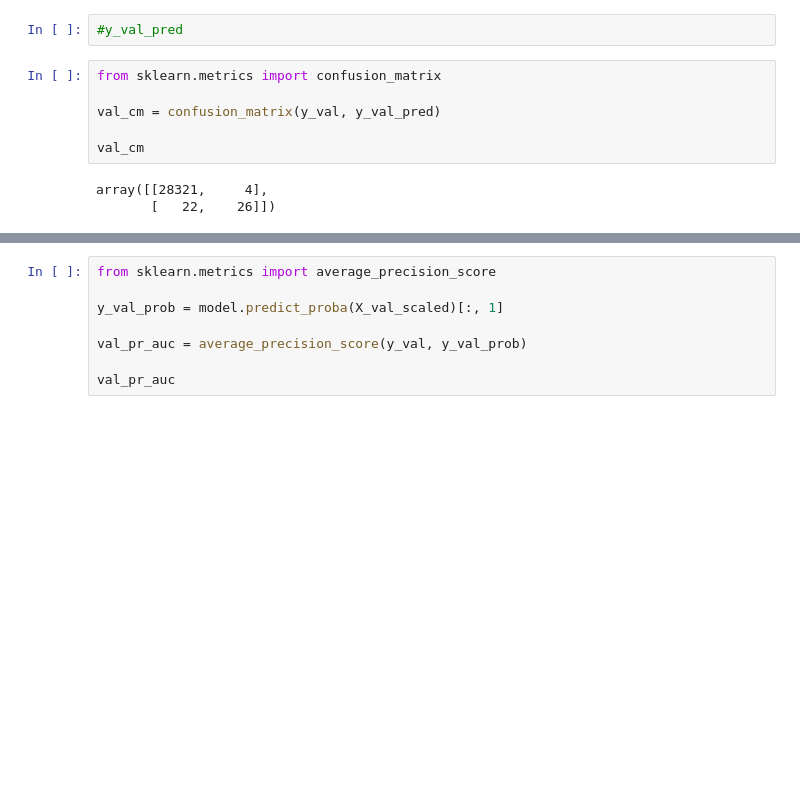
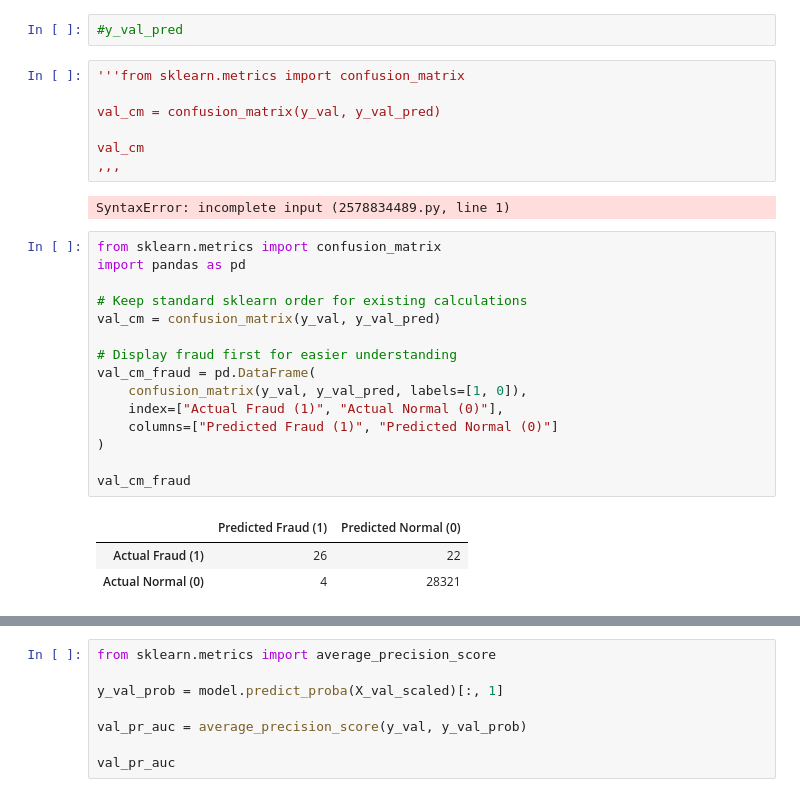
Before and after one commit to tankajoshi122/credit-card-fraud-extreme-imbalance, a Jupyter notebook: notebooks/04_logistic_regression_train_validation_test.ipynb, the cells around one changed output, grey strips where cells are left out. Saved outputs shown, nothing was run; the diff lists cells and outputs as text; blank space fills up the shorter version.

```diff
--- a/notebooks/04_logistic_regression_train_validation_test.ipynb
+++ b/notebooks/04_logistic_regression_train_validation_test.ipynb
@@ -177,13 +201,32 @@ y_val_pred = model.predict(X_val_scaled)
 # %%
 #y_val_pred
 # %%
-from sklearn.metrics import confusion_matrix
+'''from sklearn.metrics import confusion_matrix
 
 val_cm = confusion_matrix(y_val, y_val_pred)
 
 val_cm
+,,,
 # %% [output]
-array([[28321,     4],
-       [   22,    26]])
+SyntaxError: incomplete input (2578834489.py, line 1)
+# %%
+from sklearn.metrics import confusion_matrix
+import pandas as pd
+
+# Keep standard sklearn order for existing calculations
+val_cm = confusion_matrix(y_val, y_val_pred)
+
+# Display fraud first for easier understanding
+val_cm_fraud = pd.DataFrame(
+    confusion_matrix(y_val, y_val_pred, labels=[1, 0]),
+    index=["Actual Fraud (1)", "Actual Normal (0)"],
+    columns=["Predicted Fraud (1)", "Predicted Normal (0)"]
+)
+
+val_cm_fraud
+# %% [output]
+|  | Predicted Fraud (1) | Predicted Normal (0) |
+| Actual Fraud (1) | 26 | 22 |
+| Actual Normal (0) | 4 | 28321 |
 # %% [markdown]
 
```
Also changed, not shown: parts of 12 cells of this notebook, 1 other file.
